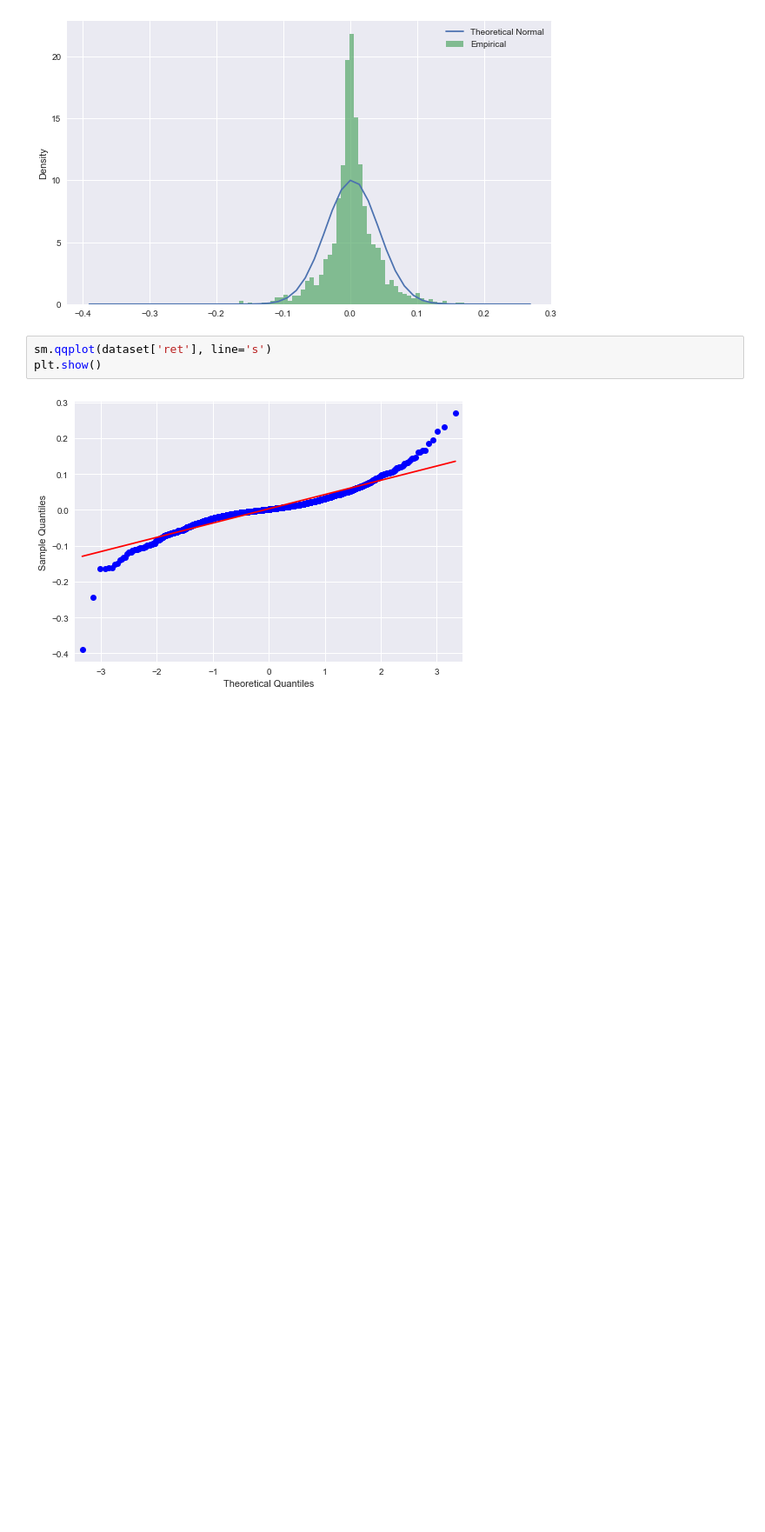
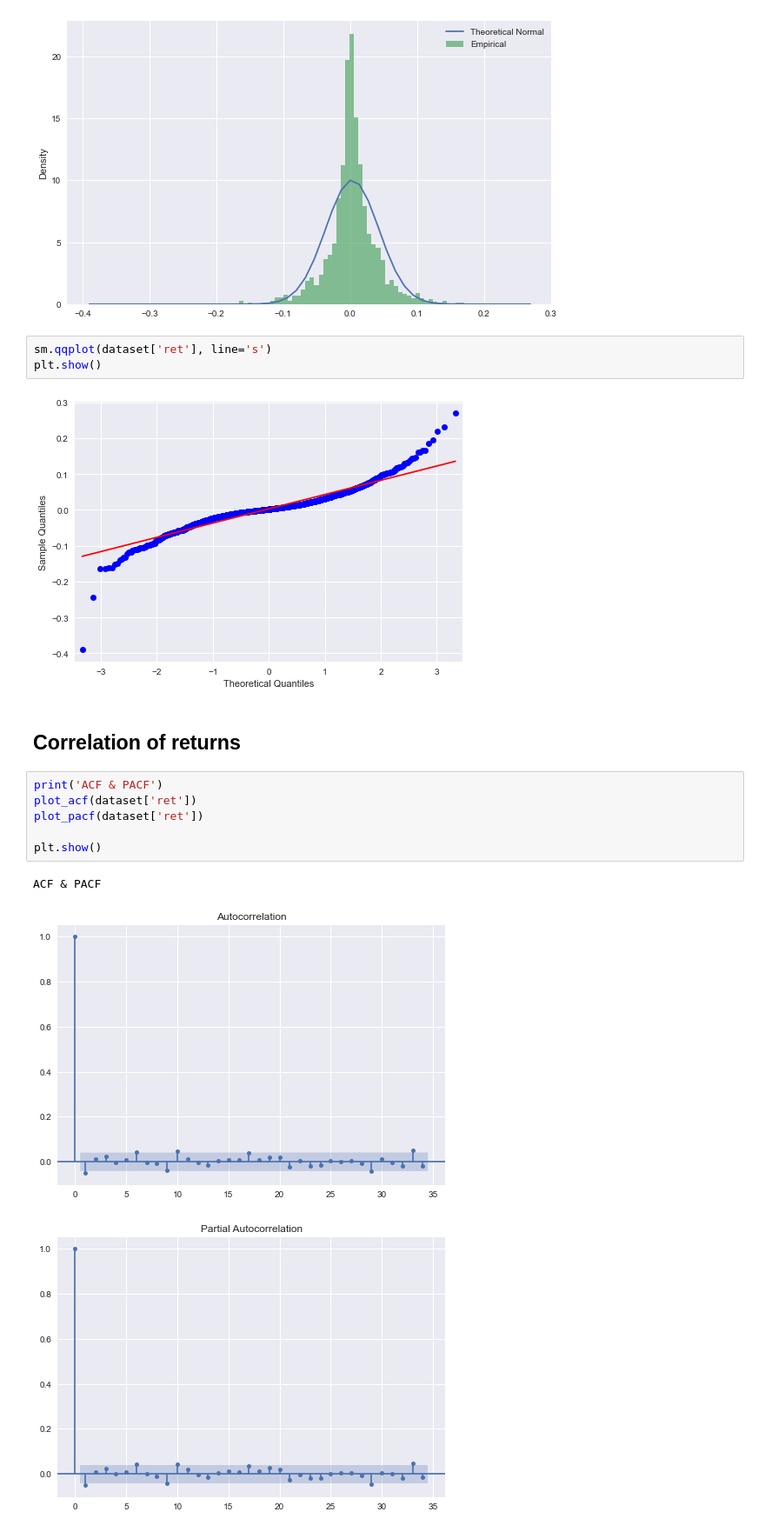
Before and after one commit to Vekkt/ml4f_project, a Jupyter notebook: src/data_analysis.ipynb, the cells around one changed output. Shown at 87% size. Drawn from its saved outputs; the diff is of its cells as text; blank space fills up the shorter version.

Commit message:
plots

```diff
--- a/src/data_analysis.ipynb
+++ b/src/data_analysis.ipynb
@@ -232,3 +233,15 @@ sm.qqplot(dataset['ret'], line='s')
 plt.show()
 # %% [output]
 [figure]
+# %% [markdown]
+## Correlation of returns
+# %%
+print('ACF & PACF')
+plot_acf(dataset['ret'])
+plot_pacf(dataset['ret'])
+
+plt.show()
+# %% [output]
+ACF & PACF
+[figure, added]
+[figure, added]
```
Also changed, not shown: parts of 1 cell of this notebook, 5 other files.
